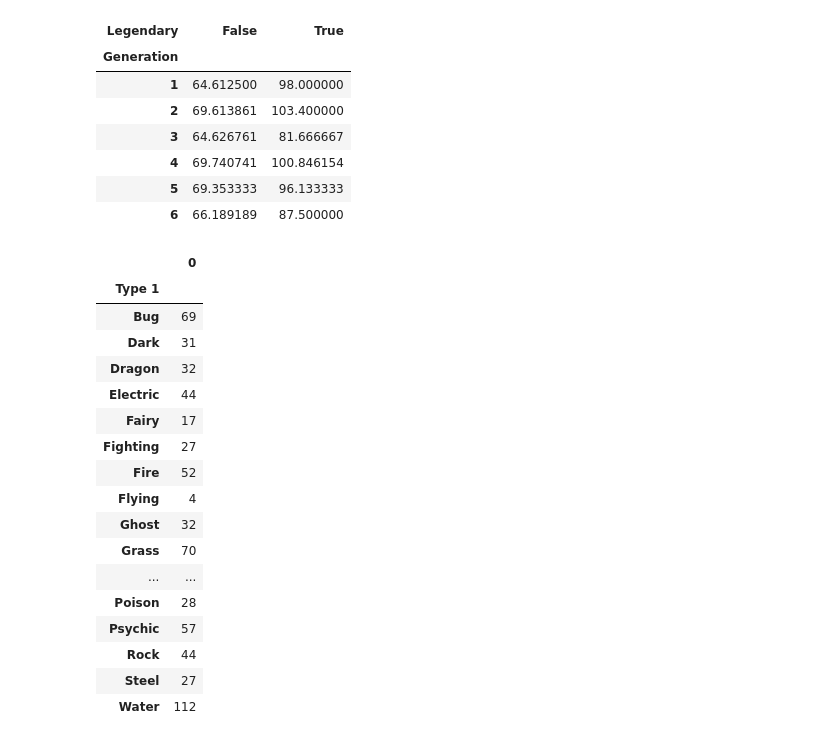
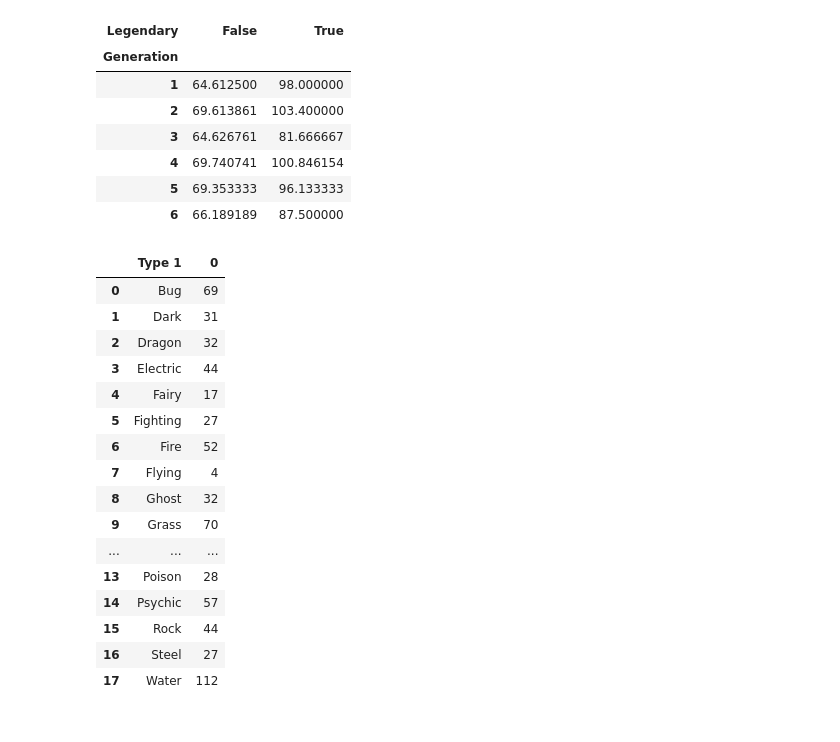
Before and after one commit to Dince-afk/streamlit-demo-web-app, a Jupyter notebook: .ideas/explore_data.ipynb, the cells around one changed output. Cells and saved outputs as stored; diff of their text form; code cells hidden in the pictures.

```diff
--- a/.ideas/explore_data.ipynb
+++ b/.ideas/explore_data.ipynb
@@ -3,6 +4,6 @@ import pandas as pd
 # %%
-mockdata = pd.read_csv("MOCK_DATA.csv")
-pokemon = pd.read_csv("data.csv")
+mockdata = pd.read_csv("../data/MOCK_DATA.csv")
+pokemon = pd.read_csv("../data/data.csv")
 pokemon
 # %% [output]
 |  | # | Name | Type 1 | Type 2 | Total | HP | Attack | Defense | Sp. Atk | Sp. Def | Speed | ... |
@@ -30,23 +31,22 @@ pokemon.groupby(["Generation", "Legendary"])[["HP"]].mean().reset_index().pivot(
 | 5 | 69.353333 | 96.133333 |
 | 6 | 66.189189 | 87.500000 |
 # %%
-pd.DataFrame(pokemon.groupby(["Type 1"]).size())
+pd.DataFrame(pokemon.groupby(["Type 1"]).size()).reset_index()
 # %% [output]
-|  | 0 |
-| Type 1 |  |
-| Bug | 69 |
-| Dark | 31 |
-| Dragon | 32 |
-| Electric | 44 |
-| Fairy | 17 |
-| Fighting | 27 |
-| Fire | 52 |
-| Flying | 4 |
-| Ghost | 32 |
-| Grass | 70 |
-| ... | ... |
-| Poison | 28 |
-| Psychic | 57 |
-| Rock | 44 |
-| Steel | 27 |
-| Water | 112 |
+|  | Type 1 | 0 |
+| 0 | Bug | 69 |
+| 1 | Dark | 31 |
+| 2 | Dragon | 32 |
+| 3 | Electric | 44 |
+| 4 | Fairy | 17 |
+| 5 | Fighting | 27 |
+| 6 | Fire | 52 |
+| 7 | Flying | 4 |
+| 8 | Ghost | 32 |
+| 9 | Grass | 70 |
+| ... | ... | ... |
+| 13 | Poison | 28 |
+| 14 | Psychic | 57 |
+| 15 | Rock | 44 |
+| 16 | Steel | 27 |
+| 17 | Water | 112 |
```
Also changed, not shown: parts of 4 cells of this notebook, 1 other file.
